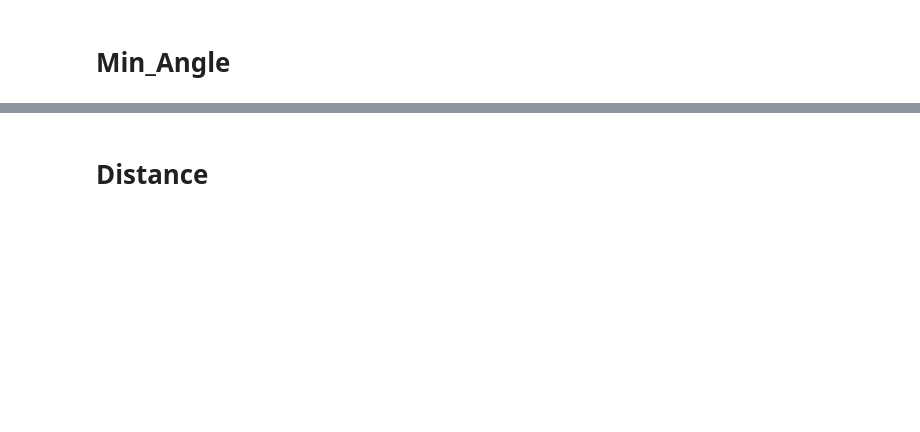
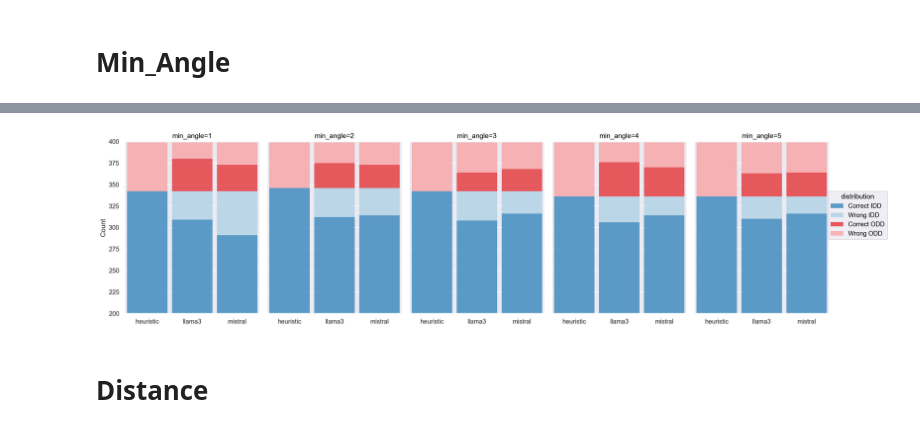
Before and after one commit to BeanHam/2024-spatial-data-integration, a Jupyter notebook: union_task/inference_results/inference_results_ft.ipynb, the cells around one changed output, grey strips where cells are left out. Drawn from its saved outputs; the diff is of its cells as text; code cells hidden in the pictures; blank space fills up the shorter version.

```diff
--- a/union_task/inference_results/inference_results_ft.ipynb
+++ b/union_task/inference_results/inference_results_ft.ipynb
@@ -159,3 +138,25 @@ plot.save(f"../../misc/min_angle_generalization_resuts.png", format='png',  bbox
+# %%
+palette=list(sns.color_palette("Paired"))
+(
+    so.Plot(degree_vis, x="method", color="distribution",)
+    .layout(size=(18, 5))
+    .add(
+        so.Bar(edgealpha=0,width=0.9),
+        so.Count(),
+        so.Stack()
+    )
+    .scale(color=[palette[1],palette[0],palette[5],palette[4]])
+    .facet("metric")
+    .limit(y=(200, 400))
+    .label(
+        y="Count",
+        x="",
+        title="min_angle={}".format
+    )
+)
+#plot.save(f"../../misc/min_angle_generalization_resuts.png", format='png',  bbox_inches='tight',pad_inches=0, dpi=600)
+# %% [output]
+[figure, added]
 # %% [markdown]
 # Distance
 # %%
```
Also changed, not shown: parts of 11 cells of this notebook.
